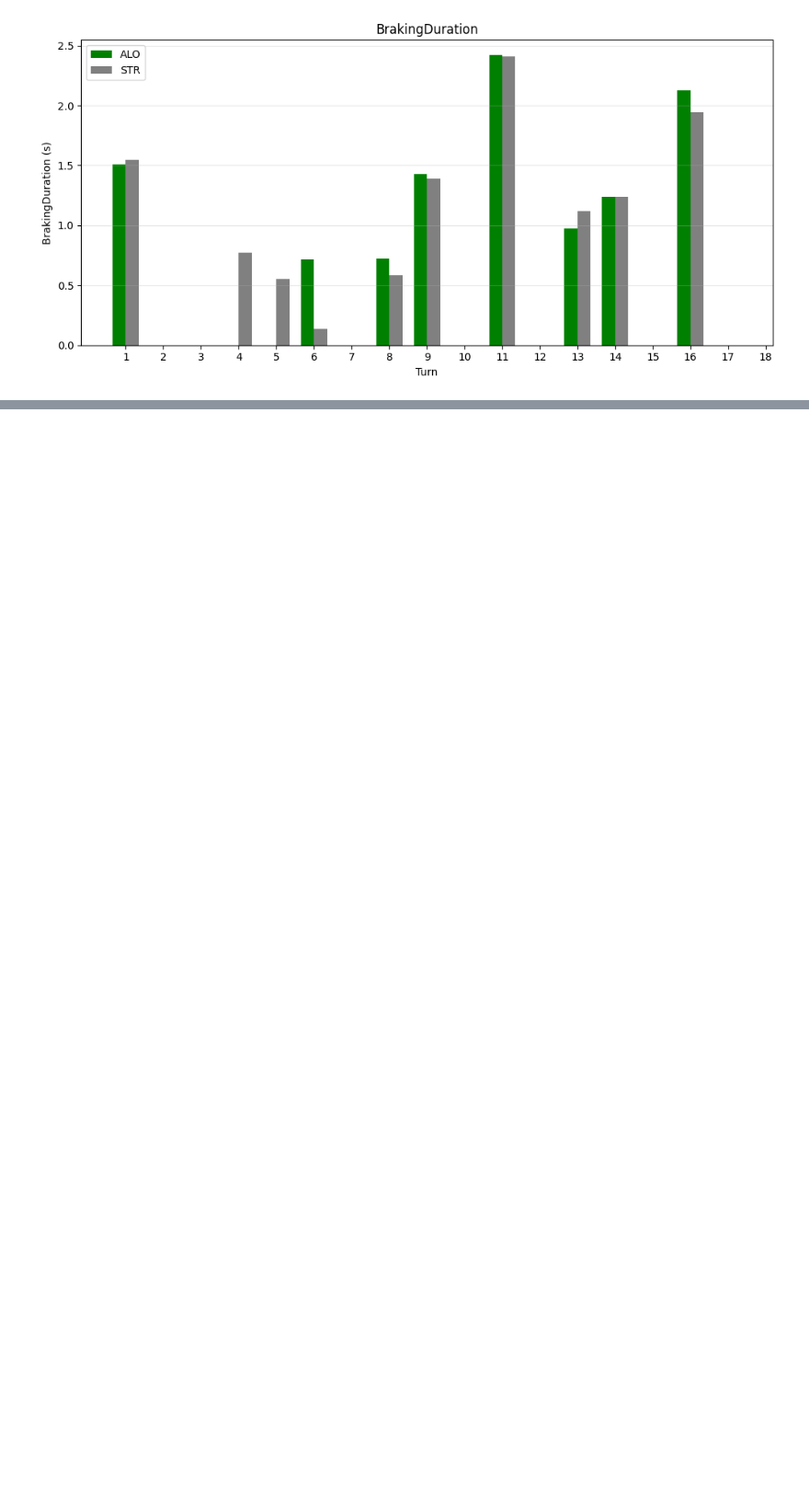
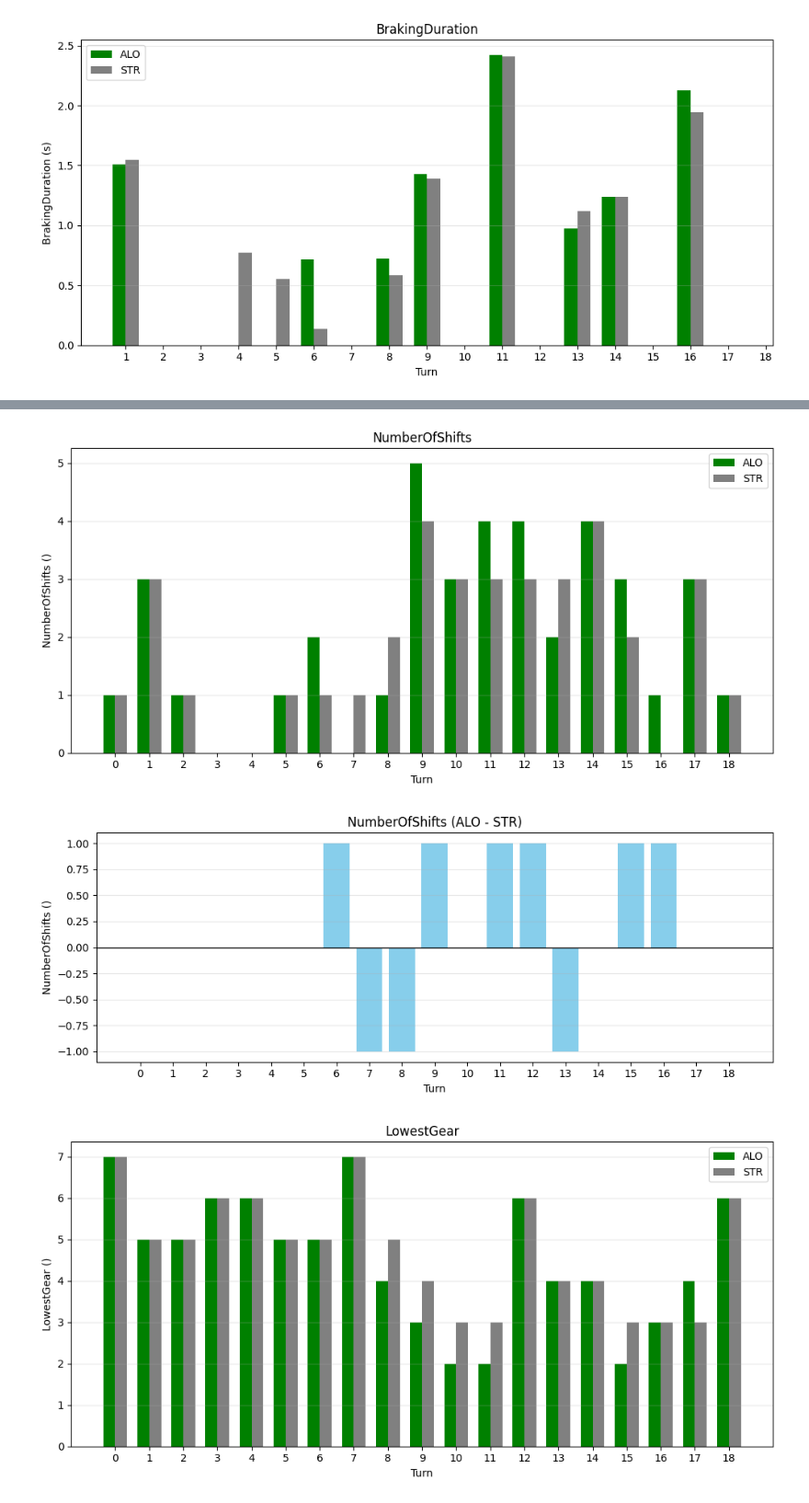
Before and after one commit to zelario/f1-teammate-analysis, a Jupyter notebook: notebooks/04_feature_analysis.ipynb, the cells around one changed output, grey strips where cells are left out. Shown at 92% size. Cells and saved outputs as stored; diff of their text form; code cells hidden in the pictures; blank space fills up the shorter version.

Commit message:
Gear features refactor and visualization

```diff
--- a/notebooks/04_feature_analysis.ipynb
+++ b/notebooks/04_feature_analysis.ipynb
@@ -75,0 +78,8 @@ for feature, y_unit in [("MeanThrottle", ""), ("StdThrottle", ""), ("FullThrottl
+# %%
+for feature, y_unit in [("NumberOfShifts", ""), ("LowestGear", ""), ("HighestGear", ""), ("MeanRPM", "RPM"), ("StdRPM", "RPM")]:
+    barplot_feature_comparison(lap_1["GearShifts"], lap_2["GearShifts"], driver_1, driver_2, turns, feature, y_unit=y_unit, include_zero=True)
+    barplot_feature_delta(lap_1["GearShifts"], lap_2["GearShifts"], driver_1, driver_2, turns, feature, y_unit=y_unit, include_zero=True)
+# %% [output]
+[figure, added]
+[figure, added]
+[figure, added]
```
Also changed, not shown: parts of 3 cells of this notebook, 5 other files.
